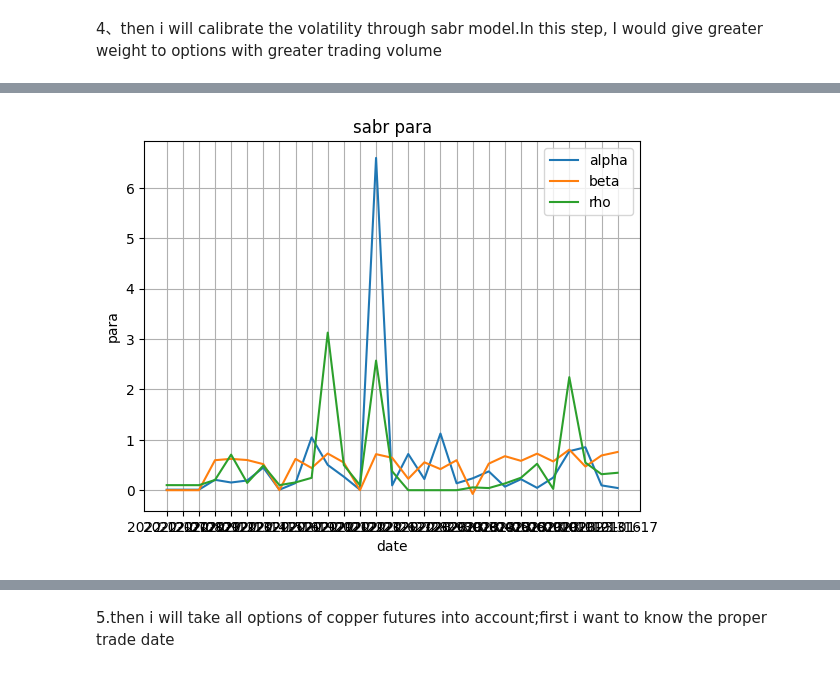
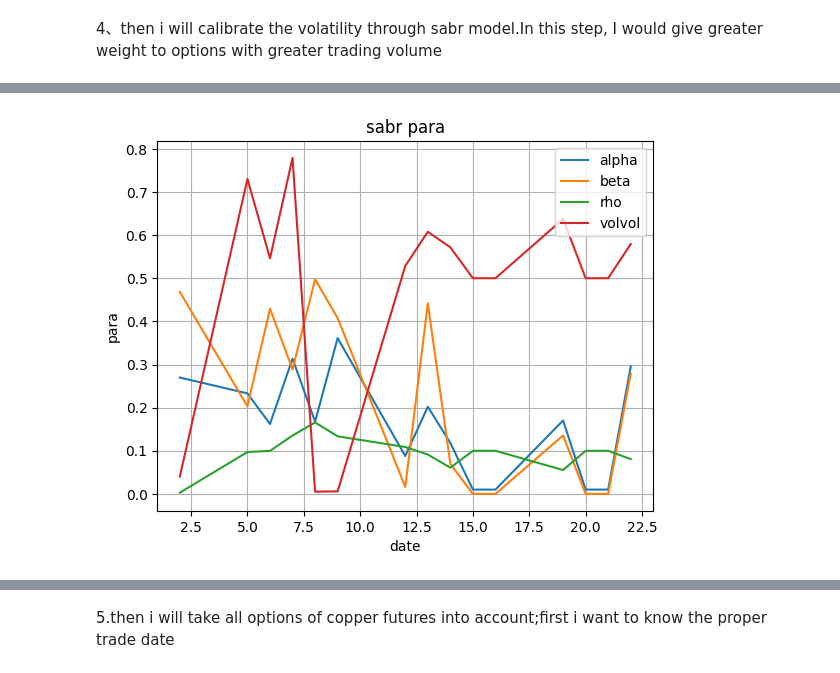
Before and after one commit to alvinonmars/Quantitative-internship, a Jupyter notebook: 毕业设计/code/predict.ipynb, the cells around one changed output, grey strips where cells are left out. Saved outputs shown, nothing was run; the diff lists cells and outputs as text; code cells hidden in the pictures.

```diff
--- a/毕业设计/code/predict.ipynb
+++ b/毕业设计/code/predict.ipynb
@@ -202,10 +174,5 @@ proportion:0.7486608207464367
 # %% [markdown]
 3.then, for the different options of the same fulture in one day,for put and cut options with different strike price,are traded with different price and different volume.i will compute the volatility of these options in effective dates.
-# %%
-name = id_lst[1]
-liquid = total_liquid(name)
-tau_lst , _ = liquid.get_tau_two()
-date_lst = liquid.get_date()
 # %%
 from scipy.stats import norm
 N = norm.cdf
@@ -370,0 +294,34 @@ sabr_para
+# %%
+def get_sabr(name):
+    volatility_one = get_BS_vol(name)
+    dates = np.unique(volatility_one.index.get_level_values('date'))
+    result_all = []
+    for date in dates:
+        volatility_day = volatility_one.loc[(volatility_one.index.get_level_values('date') == date), :]
+        strikes = volatility_day.index.get_level_values('strike')
+        forward = volatility_day.index.get_level_values('forward')[0]
+        mat = volatility_day.index.get_level_values('mat')[0]
+        weight = volatility_day.loc[:,'weight'].values
+        vols_BS = volatility_day.loc[:,'volatility'].values
+        real_option_volume = volatility_day.loc[:,'real_option_volume'].sum()
+        future_volume = volatility_day.index.get_level_values('future_volume')[0]
+        option_volume = volatility_day.index.get_level_values('option_volume')[0]
+        mat = volatility_day.index.get_level_values('mat')[0]
+
+        def vol_square_error(x):
+            sabr0 = sabr(x[0], x[1], x[2], x[3])
+            vols = np.array([sabr0.lognormal_vol(k_, forward, mat / 360)*100 for k_ in strikes])
+            return sum(((vols - vols_BS)*weight)**2)
+
+        res = minimize(vol_square_error, x0, method='L-BFGS-B', bounds=bounds)
+        alpha, beta, rho, volvol = res.x
+        success = res.success
+        resid = res.fun
+        result_date = [name, alpha, beta, rho, volvol,success,resid,mat,real_option_volume,option_volume,future_volume]
+        result_all.append(result_date)
+    sabr_para = pd.DataFrame(result_all,columns = ['name', 'alpha', 'beta', 'rho', 'volvol','success','resid','mat','real_option_volume','option_volume','future_volume'],index = dates)
+    sabr_para = sabr_para.set_index(['name','mat'])
+    return sabr_para
+# %%
+sabr_para = get_sabr(underlyingid_lst[53])
+sabr_para
@@ -371,10 +350,10 @@ sabr_para
 # %%
 plt.xlabel('date')
 plt.ylabel('para')
 plt.title("sabr para")
-plt.plot(sabr_para.iloc[:,:3], label=sabr_para.iloc[:,:3].columns)
+plt.plot(sabr_para.index.get_level_values('mat').values,sabr_para.iloc[:,0:4], label=sabr_para.iloc[:,0:4].columns)
 plt.grid(True)
 plt.legend()
 plt.show()
 # %% [output]
-[figure, old version]
+[figure, new version]
```
Also changed, not shown: parts of 52 cells of this notebook, 8 other files.
